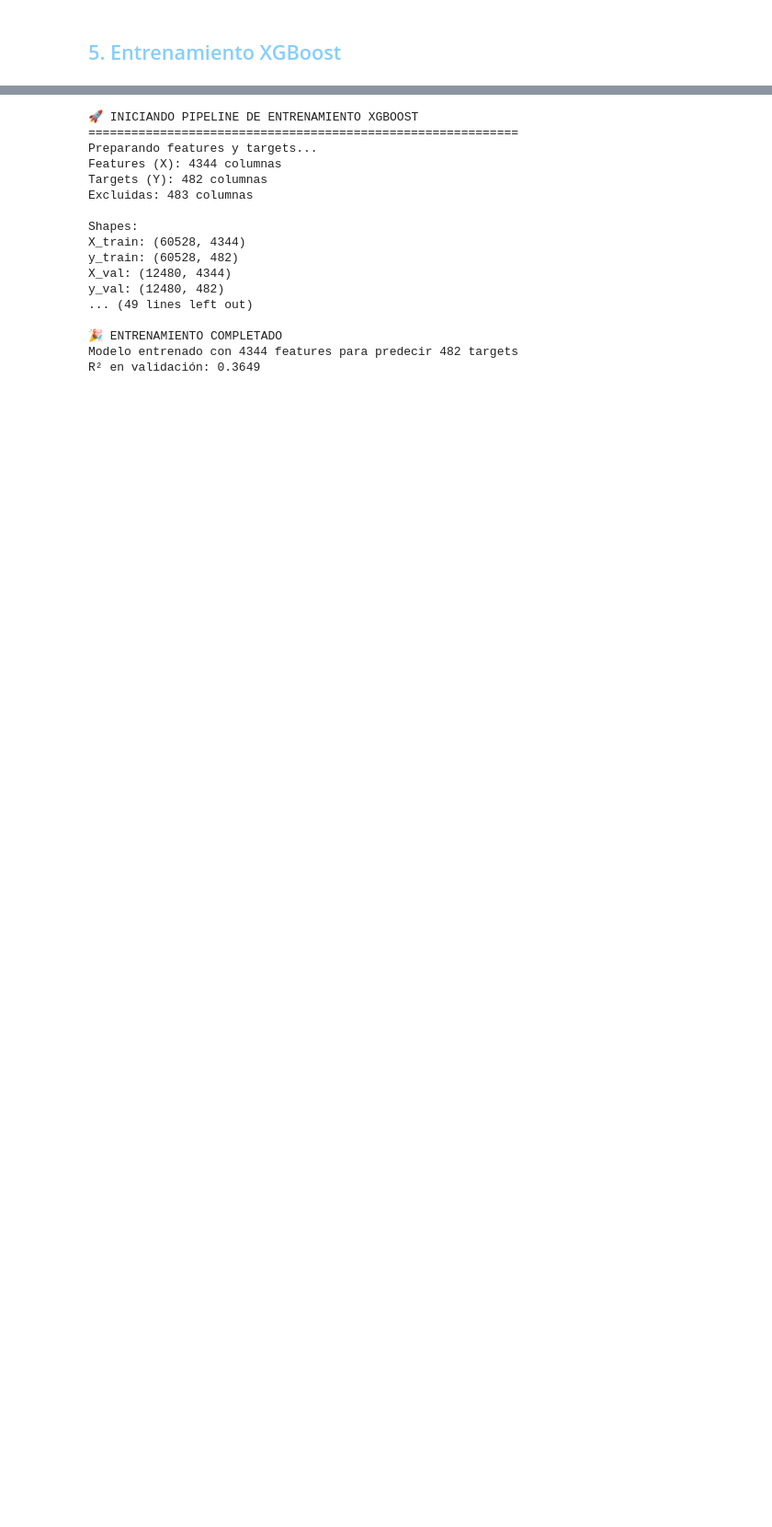
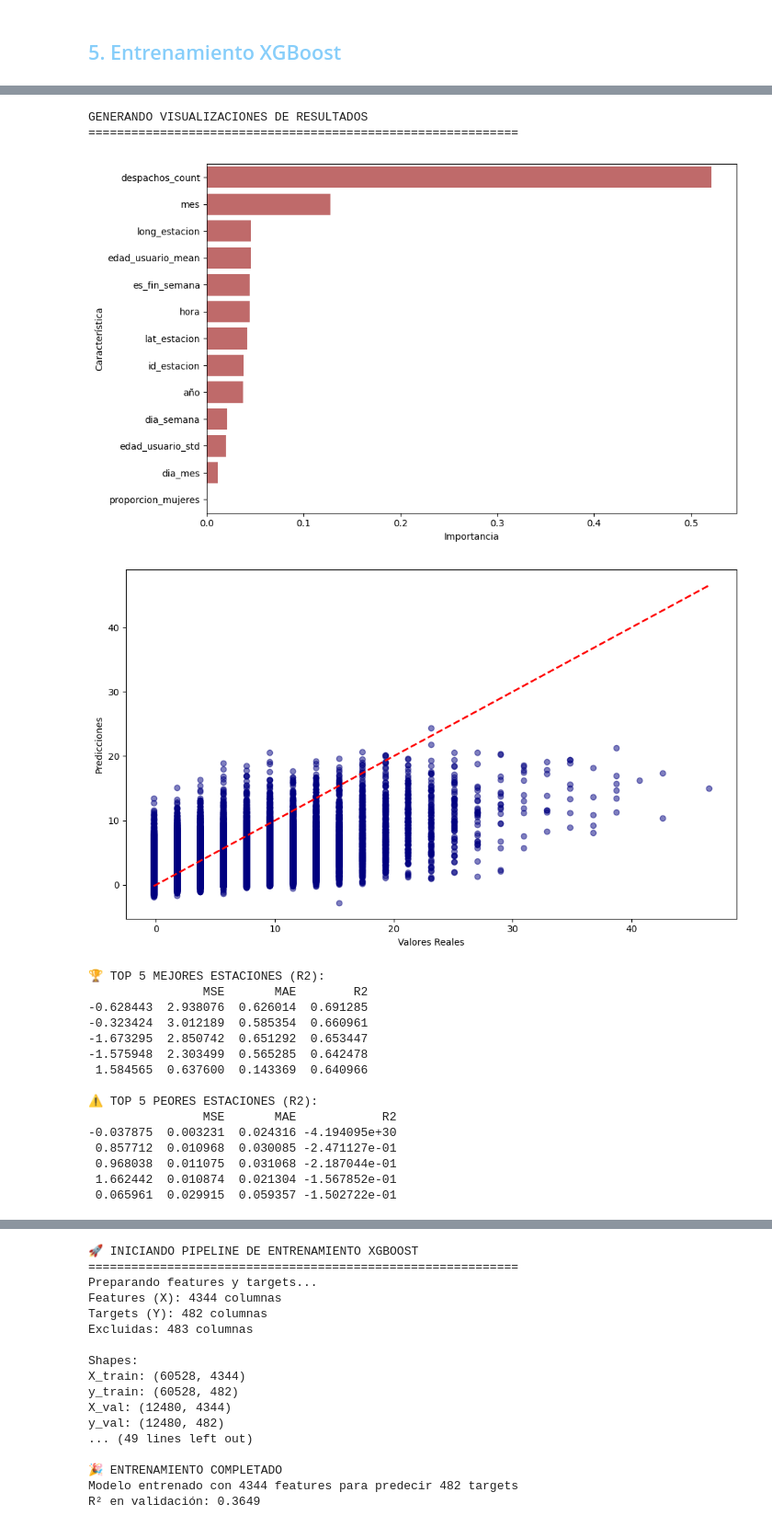
Before and after one commit to mattemusacchio/ML_Bicis, a Jupyter notebook: filaxventana/data_exploring.ipynb, the cells around one changed output, grey strips where cells are left out. Shown at 92% size. Drawn from its saved outputs; the diff is of its cells as text; code cells hidden in the pictures; blank space fills up the shorter version.

Commit message:
orden y borrar cosas que ya no importan

```diff
--- a/filaxventana/data_exploring.ipynb
+++ b/filaxventana/data_exploring.ipynb
@@ -707,0 +603,69 @@ KeyboardInterrupt:
+# %%
+# ================================================================
+# 📊 VISUALIZACIÓN DE RESULTADOS
+# ================================================================
+print("\nGENERANDO VISUALIZACIONES DE RESULTADOS\n" + "="*60)
+
+import matplotlib.pyplot as plt
+import seaborn as sns
+
+# 1. Importancia de características
+importancia = pd.DataFrame({
+    'caracteristica': feature_cols,
+    'importancia': model.feature_importances_
+})
+importancia = importancia.sort_values('importancia', ascending=False)
+
+plt.figure(figsize=(10,6))
+sns.barplot(data=importancia.head(20), x='importancia', y='caracteristica',color='indianred')
+plt.xlabel('Importancia')
+plt.ylabel('Característica')
+plt.tight_layout()
+plt.show()
+
+# Gráfico de predicciones vs valores reales
+plt.figure(figsize=(10,6))
+plt.scatter(y_val, y_val_pred, alpha=0.5,color='navy')
+plt.plot([y_val.min(), y_val.max()], [y_val.min(), y_val.max()], 'r--', lw=2)
+plt.xlabel('Valores Reales')
+plt.ylabel('Predicciones')
+plt.tight_layout()
+plt.show()
+
+# 4. Métricas por estación
+metricas_estacion = pd.DataFrame()
+for estacion in val_norm['id_estacion'].unique():
+    mask = val_norm['id_estacion'] == estacion
+    y_real = y_val[mask]
+    y_pred = y_val_pred[mask]
+
+    metricas_estacion.loc[estacion, 'MSE'] = mean_squared_error(y_real, y_pred)
+    metricas_estacion.loc[estacion, 'MAE'] = mean_absolute_error(y_real, y_pred)
+    metricas_estacion.loc[estacion, 'R2'] = r2_score(y_real, y_pred)
+
+# Top 5 mejores y peores estaciones según R2
+print("\n🏆 TOP 5 MEJORES ESTACIONES (R2):")
+print(metricas_estacion.sort_values('R2', ascending=False).head())
+
+print("\n⚠️ TOP 5 PEORES ESTACIONES (R2):")
+print(metricas_estacion.sort_values('R2').head())
+# %% [output]
+GENERANDO VISUALIZACIONES DE RESULTADOS
+============================================================
+[figure, added]
+[figure, added]
+🏆 TOP 5 MEJORES ESTACIONES (R2):
+                MSE       MAE        R2
+-0.628443  2.938076  0.626014  0.691285
+-0.323424  3.012189  0.585354  0.660961
+-1.673295  2.850742  0.651292  0.653447
+-1.575948  2.303499  0.565285  0.642478
+ 1.584565  0.637600  0.143369  0.640966
+
+⚠️ TOP 5 PEORES ESTACIONES (R2):
+                MSE       MAE            R2
+-0.037875  0.003231  0.024316 -4.194095e+30
+ 0.857712  0.010968  0.030085 -2.471127e-01
+ 0.968038  0.011075  0.031068 -2.187044e-01
+ 1.662442  0.010874  0.021304 -1.567852e-01
+ 0.065961  0.029915  0.059357 -1.502722e-01
```
Also changed, not shown: parts of 28 cells of this notebook, 41 other files.
